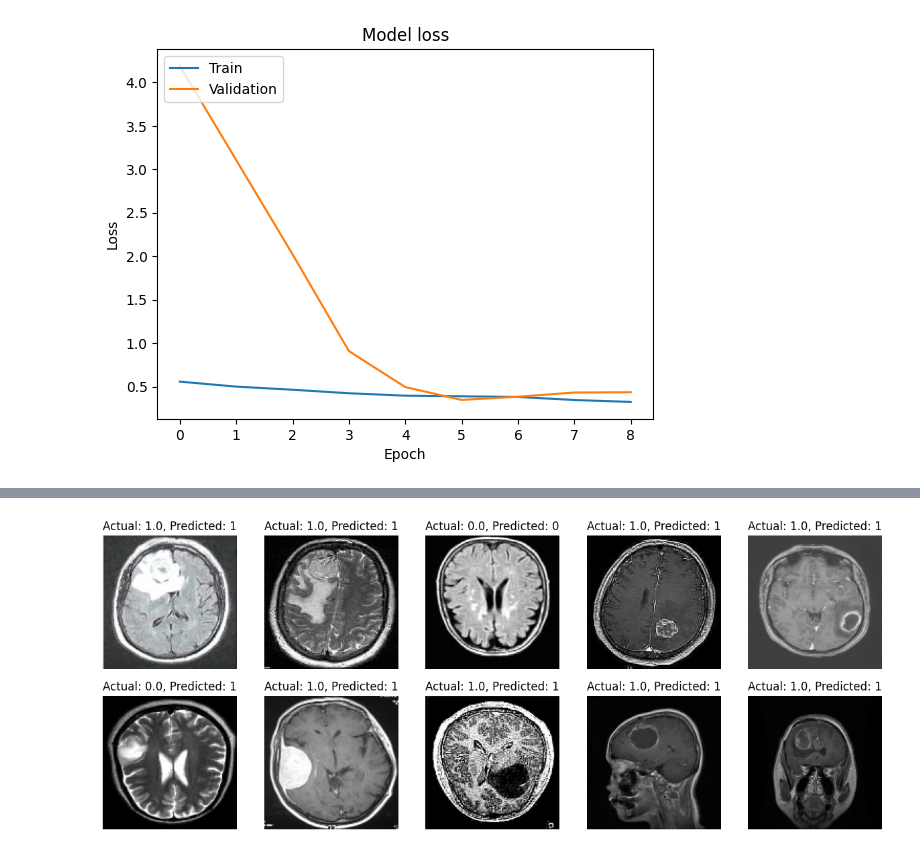
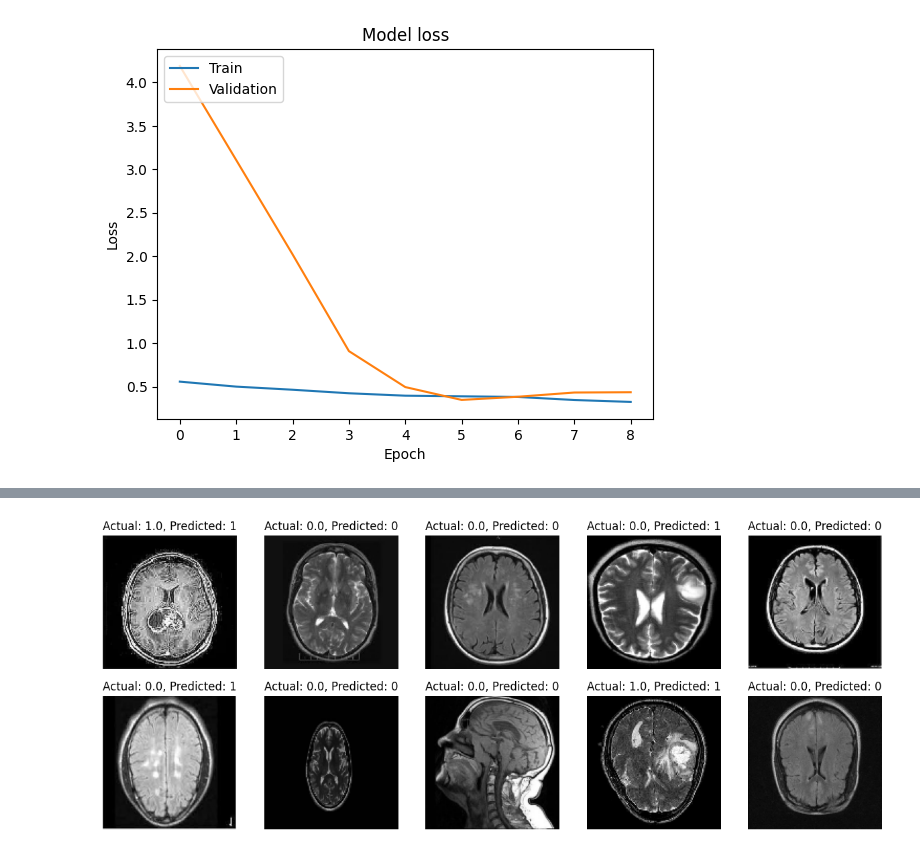
Before and after one commit to AbhaySrivastava26/BrainTumorDetection-Using-MRI-Images, a Jupyter notebook: braintumor.ipynb, the cells around one changed output, grey strips where cells are left out. Drawn from its saved outputs; the diff is of its cells as text; code cells hidden in the pictures.

```diff
--- a/braintumor.ipynb
+++ b/braintumor.ipynb
@@ -225,12 +225,15 @@ y_pred = model.predict(x_val)
 y_pred_classes = (y_pred > 0.5).astype("int32")
 
 
-num_samples = 10
+num_samples = 10  # Number of random images to plot
+random_indices = random.sample(range(len(x_val)), num_samples)  # Select random indices
+
 plt.figure(figsize=(15, 15))
-for i in range(num_samples):
+for i, idx in enumerate(random_indices):
     plt.subplot(5, 5, i + 1)
-    plt.imshow(x_val[i])
-    plt.title(f'Actual: {y_val[i]}, Predicted: {y_pred_classes[i][0]}')
+    plt.imshow(x_val[idx])  # Display the random image
+    plt.title(f'Actual: {y_val[idx]}, Predicted: {y_pred_classes[idx][0]}')
     plt.axis('off')
+
 plt.show()
 # %% [output]
@@ -238 +241 @@ plt.show()
-[figure, old version]
+[figure, new version]
```
Also changed, not shown: parts of 1 cell of this notebook.
